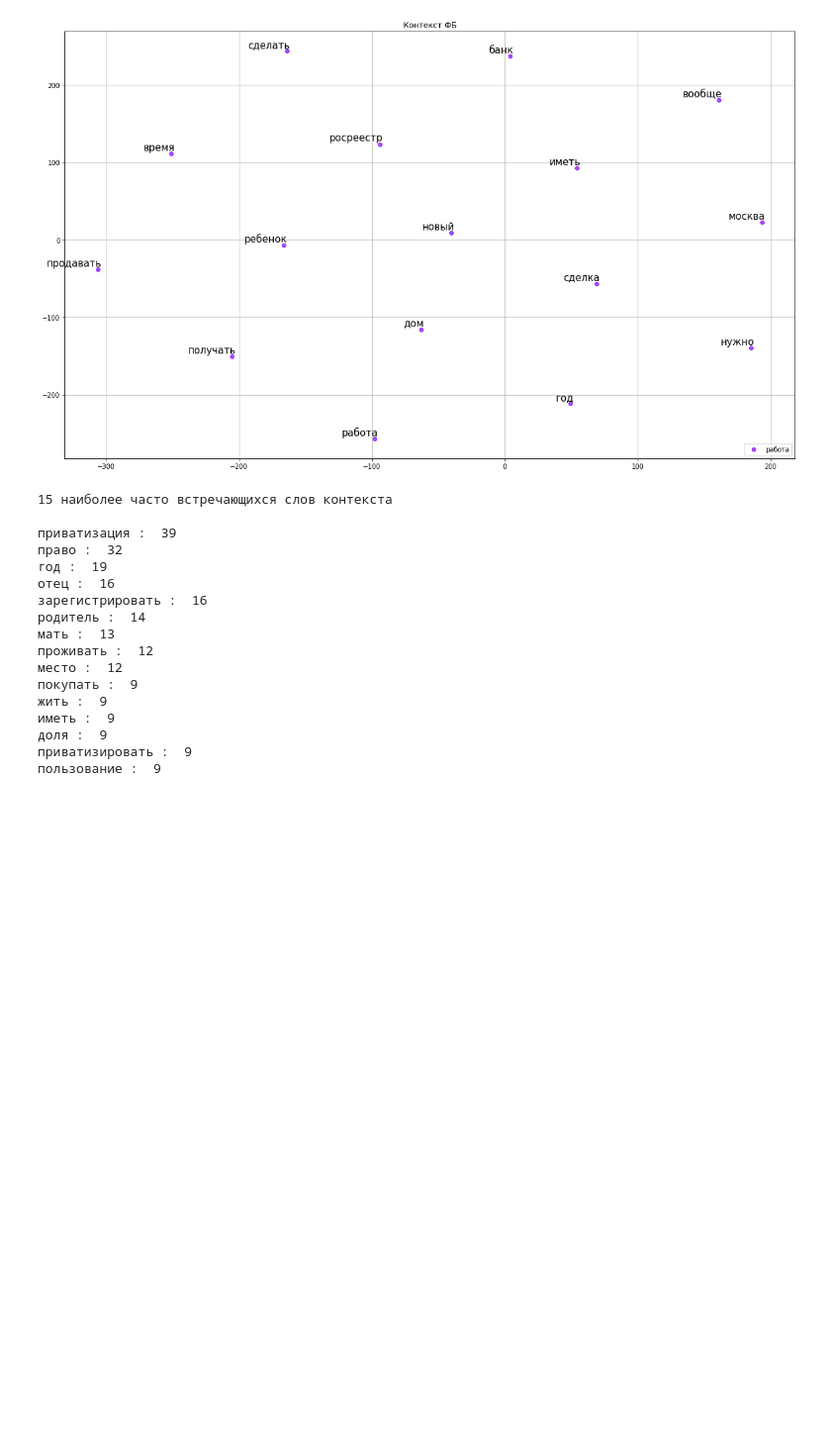
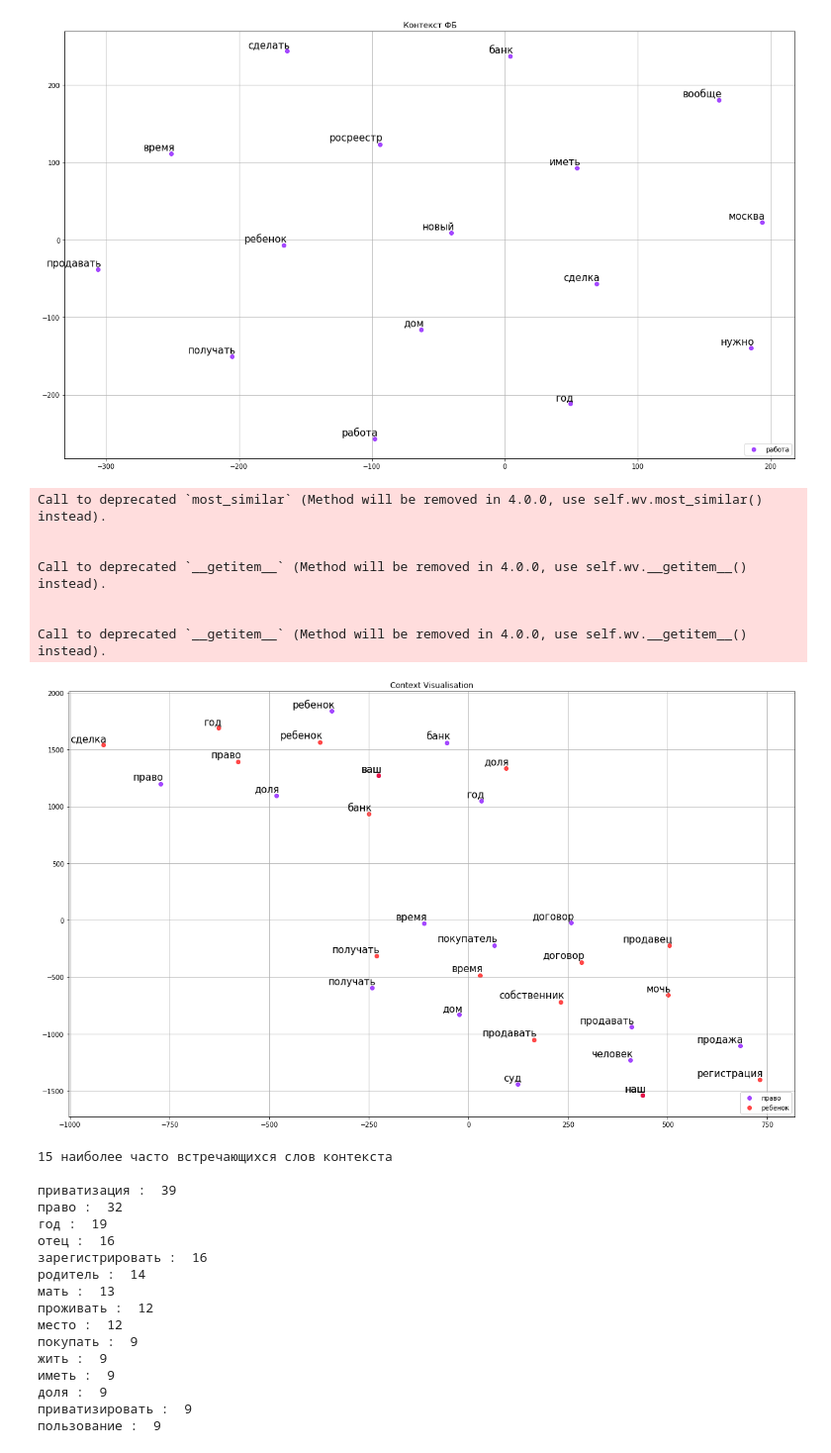
Before and after one commit to VityaVitalich/fb, a Jupyter notebook: NLP_fb.ipynb, the cells around one changed output. Shown at 99% size. Cells and saved outputs as stored; diff of their text form; code cells hidden in the pictures; blank space fills up the shorter version.

```diff
--- a/NLP_fb.ipynb
+++ b/NLP_fb.ipynb
@@ -190,6 +190,7 @@ embedding_clusters.reshape(n*m,k).shape
 NameError: name 'embedding_clusters' is not defined
 # %%
 keys = ['работа']
+model = gensim.models.word2vec.Word2Vec(sentences = corpus, min_count = 5, window=20, workers=4)
 
 embedding_clusters = []
 word_clusters = []
@@ -598,6 +644,17 @@ class TextAnalyzer:
 df = pd.read_csv("fb.csv", index_col=0)
 # %%
 test = TextAnalyzer(df)
+# %%
+test.visualise_context(['право', "ребенок"], 15)
+# %% [output]
+Call to deprecated `most_similar` (Method will be removed in 4.0.0, use self.wv.most_similar() instead).
+
+
+Call to deprecated `__getitem__` (Method will be removed in 4.0.0, use self.wv.__getitem__() instead).
+
+
+Call to deprecated `__getitem__` (Method will be removed in 4.0.0, use self.wv.__getitem__() instead).
+[figure, added]
 # %%
 test.context('ребенок', k=15, ngram=1)
 # %% [output]
```
Also changed, not shown: parts of 1 cell of this notebook.
